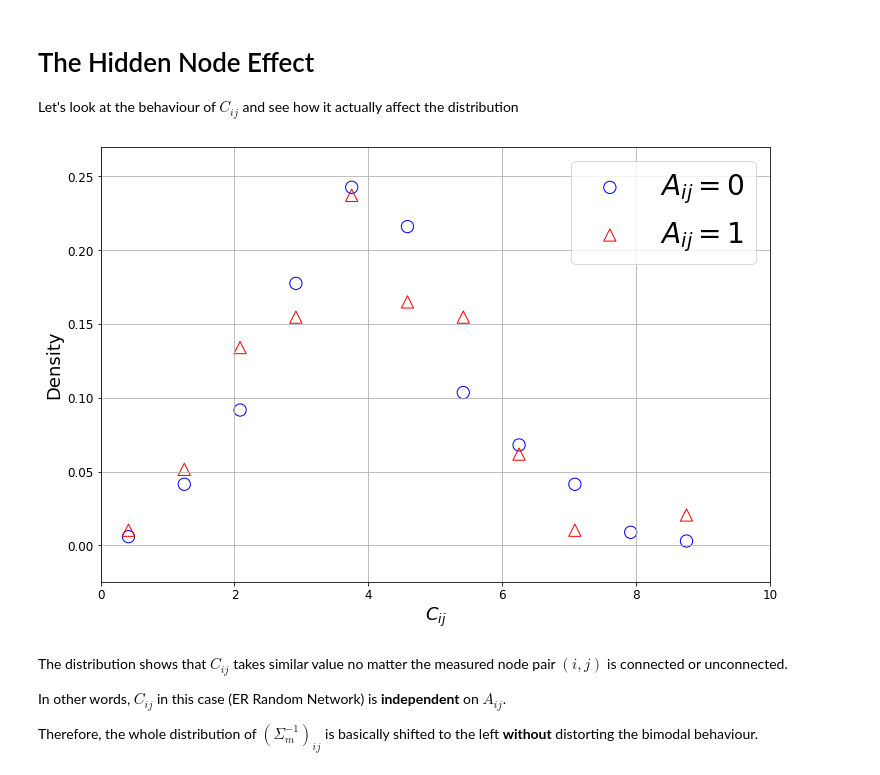
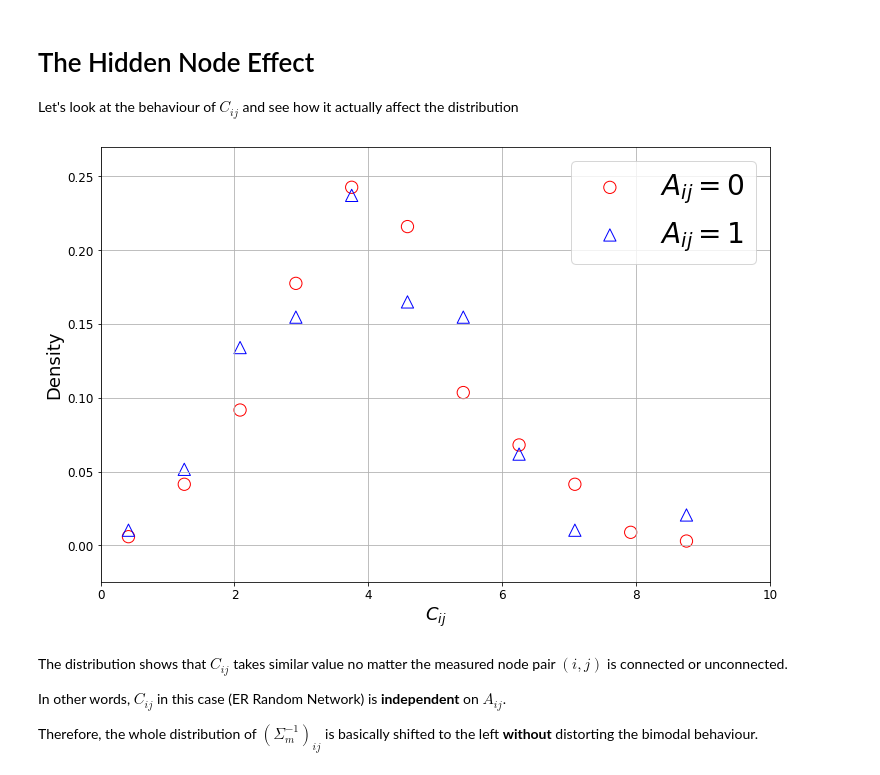
Before and after one commit to newTypeGeek/Network-Reconstruction, a Jupyter notebook: Demo.ipynb, the cells around one changed output. Saved outputs shown, nothing was run; the diff lists cells and outputs as text; code cells hidden in the pictures.

```diff
--- a/Demo.ipynb
+++ b/Demo.ipynb
@@ -321,17 +321,17 @@ C_conn_dens = C_conn_count / np.sum(C_conn_count)
 # %%
 # Plot the distribution
 plt.figure(figsize=(12, 8))
-plt.scatter(C_ucon_bin_centre, C_ucon_dens, s=150, color='blue', marker='o', facecolor='None')
-plt.scatter(C_conn_bin_centre, C_conn_dens, s=150, color='red', marker='^', facecolor='None')
+plt.scatter(C_ucon_bin_centre, C_ucon_dens, s=150, color='red', marker='o', facecolor='None')
+plt.scatter(C_conn_bin_centre, C_conn_dens, s=150, color='blue', marker='^', facecolor='None')
 plt.legend([r'$A_{ij} = 0$', r'$A_{ij} = 1$'], fontsize=28)
 plt.xlim(0, 10)
 plt.xlabel(r'$C_{ij}$', fontsize=18)
 plt.ylabel('Density', fontsize=18)
 plt.xticks(fontsize=12)
 plt.yticks(fontsize=12)
 plt.grid(True)
 # %% [output]
-[figure, old version]
+[figure, new version]
 # %% [markdown]
 The distribution shows that $C_{ij}$ takes similar value no matter the measured node pair $(i, j)$ is connected or unconnected.
 
```
Also changed, not shown: parts of 1 cell of this notebook.
